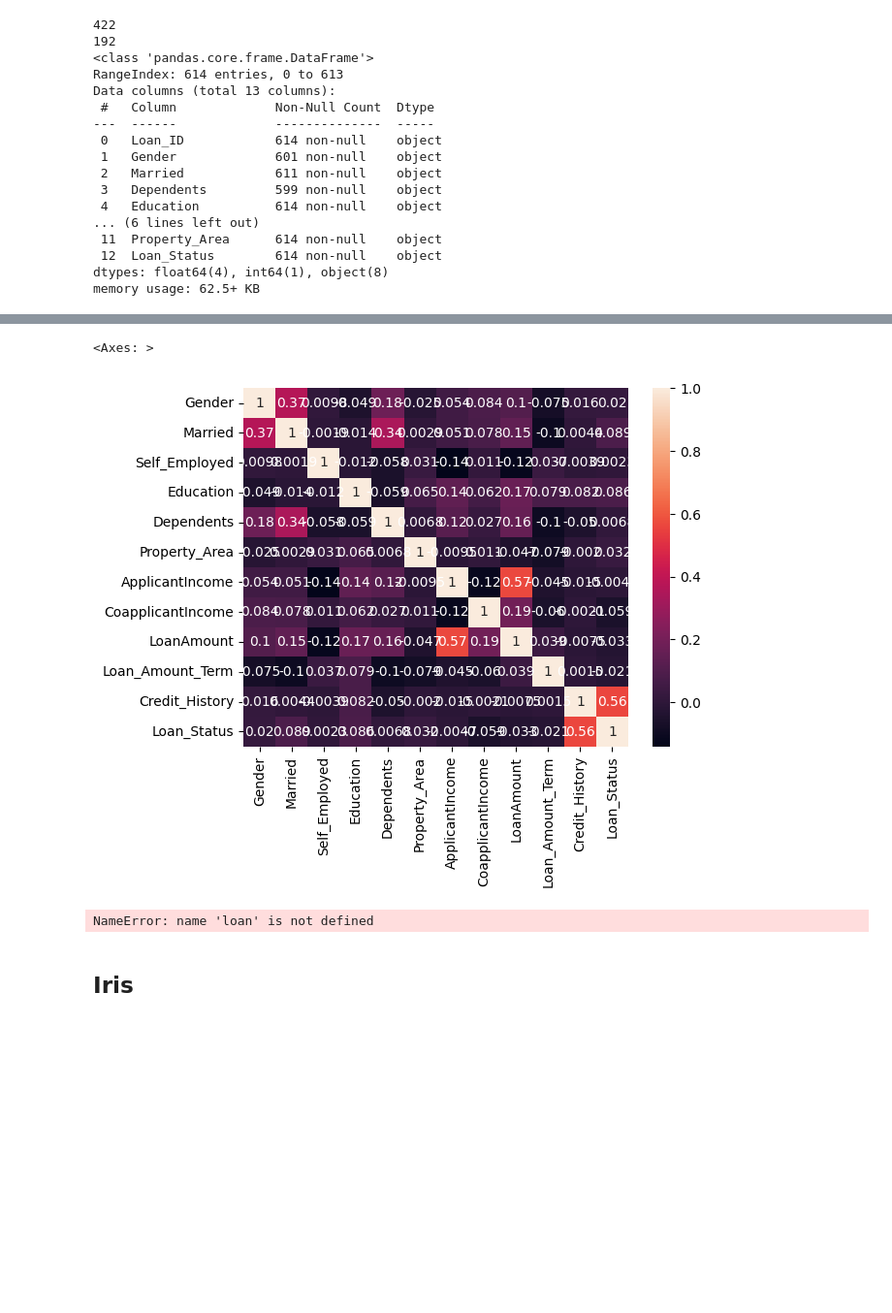
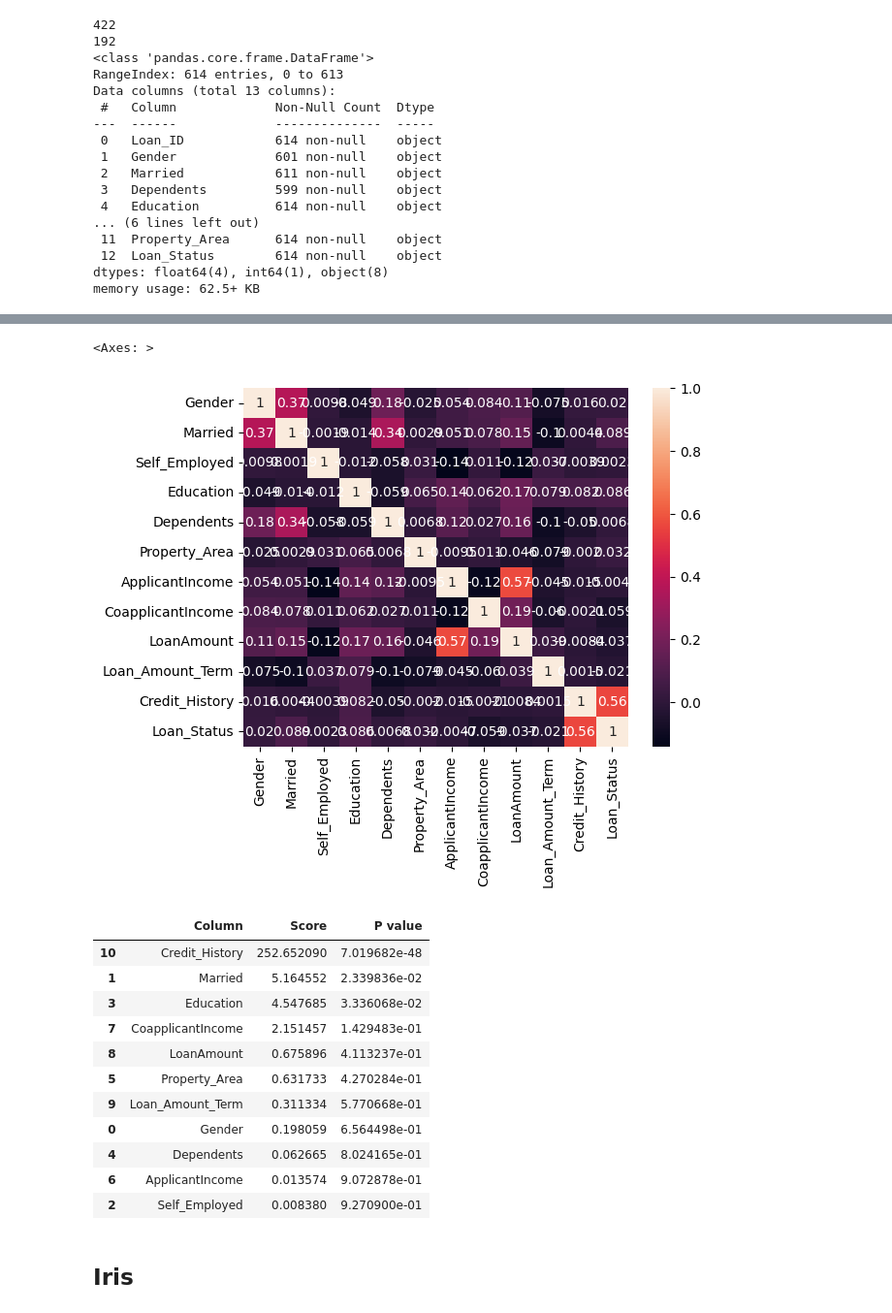
Before and after one commit to KarthikPreVin/MACHINE-LEARNING-LAB, a Jupyter notebook: ASSIGNMENT 1.ipynb, the cells around one changed output, grey strips where cells are left out. Shown at 97% size. Drawn from its saved outputs; the diff is of its cells as text; code cells hidden in the pictures; blank space fills up the shorter version.

Commit message:
loan finished

```diff
--- a/ASSIGNMENT 1.ipynb
+++ b/ASSIGNMENT 1.ipynb
@@ -45,5 +30,8 @@ loan = kagglehub.dataset_load(
 # %% [markdown]
 ## Loan Dataset
+# %%
+
+loan = pd.read_csv(r"./datasets/dataset1_Loan.csv")
 # %%
 print(loan.columns)
 # %% [output]
@@ -133,10 +121,10 @@ loan["Loan_Status"] = loan["Loan_Status"].map({"Y": 1, "N": 0})
 
 loan = loan[["Gender", "Married", "Self_Employed", "Education", "Dependents", "Property_Area","ApplicantIncome","CoapplicantIncome","LoanAmount","Loan_Amount_Term","Credit_History", "Loan_Status"]]
 
-sns.heatmap(loan.corr(),annot=True)
+sns.heatmap(loan.corr(), annot=True)
 # %% [output]
 <Axes: >
-[figure, old version]
+[figure, new version]
 # %%
 loan["Dependents"] = loan["Dependents"].fillna(loan["Dependents"].mode())
 loan["Gender"] = loan["Gender"].fillna(loan["Gender"].mode())
@@ -146,27 +134,32 @@ loan["Credit_History"] = loan["Credit_History"].fillna(loan["Credit_History"].mo
 loan["Loan_Amount_Term"] = loan["Loan_Amount_Term"].fillna(loan["Loan_Amount_Term"].mode())
 loan["LoanAmount"] = loan["LoanAmount"].fillna(loan["LoanAmount"].median())
 # %%
-
-
 X = loan.drop('Loan_Status', axis=1)
 
 X.fillna(X.median(), inplace=True)
 y = loan['Loan_Status']
 
 
 selector = SelectKBest(score_func=f_classif, k='all')
 fit = selector.fit(X, y)
+scores = [{"Column":X.columns[k],"Score":fit.scores_[k],"P value":fit.pvalues_[k]} for k in range(len(X.columns))]
 
-scores = {k:(fit.scores_[k],fit.pvalues_[k]) for k in X.columns}
-#     'Feature': X.columns,
-#     'F_Score': fit.scores_,
-#     'P_Value': fit.pvalues_
-# }
 
-# print(scores.sort_values(by='F_Score', ascending=False))
-print(scores)
+output = pd.DataFrame(scores)
+output.sort_values("P value")
 # %% [output]
-NameError: name 'loan' is not defined
+|  | Column | Score | P value |
+| 10 | Credit_History | 252.652090 | 7.019682e-48 |
+| 1 | Married | 5.164552 | 2.339836e-02 |
+| 3 | Education | 4.547685 | 3.336068e-02 |
+| 7 | CoapplicantIncome | 2.151457 | 1.429483e-01 |
+| 8 | LoanAmount | 0.675896 | 4.113237e-01 |
+| 5 | Property_Area | 0.631733 | 4.270284e-01 |
+| 9 | Loan_Amount_Term | 0.311334 | 5.770668e-01 |
+| 0 | Gender | 0.198059 | 6.564498e-01 |
+| 4 | Dependents | 0.062665 | 8.024165e-01 |
+| 6 | ApplicantIncome | 0.013574 | 9.072878e-01 |
+| 2 | Self_Employed | 0.008380 | 9.270900e-01 |
 # %% [markdown]
 ## Iris
 # %%
```
Also changed, not shown: parts of 3 cells of this notebook, 1 other file.
